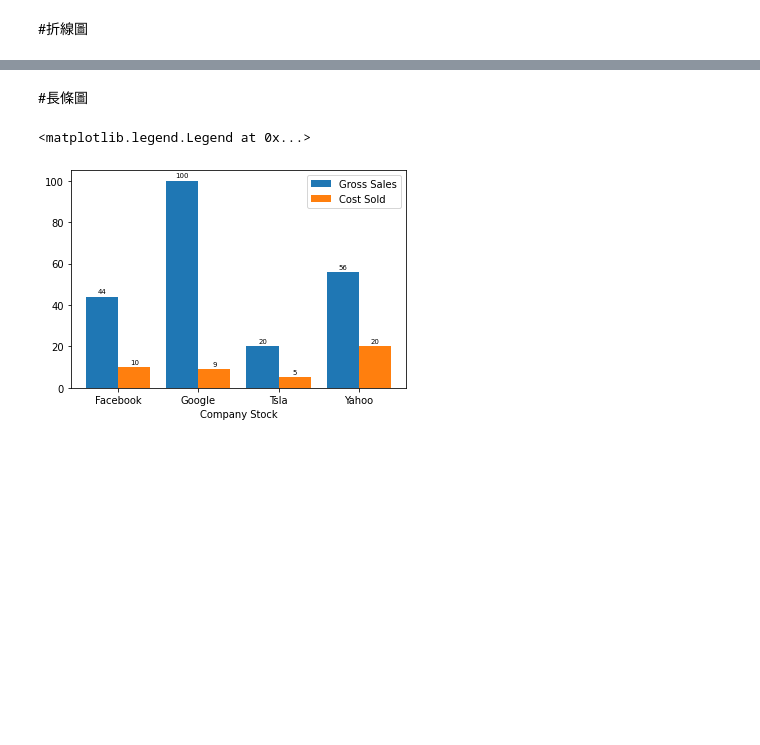
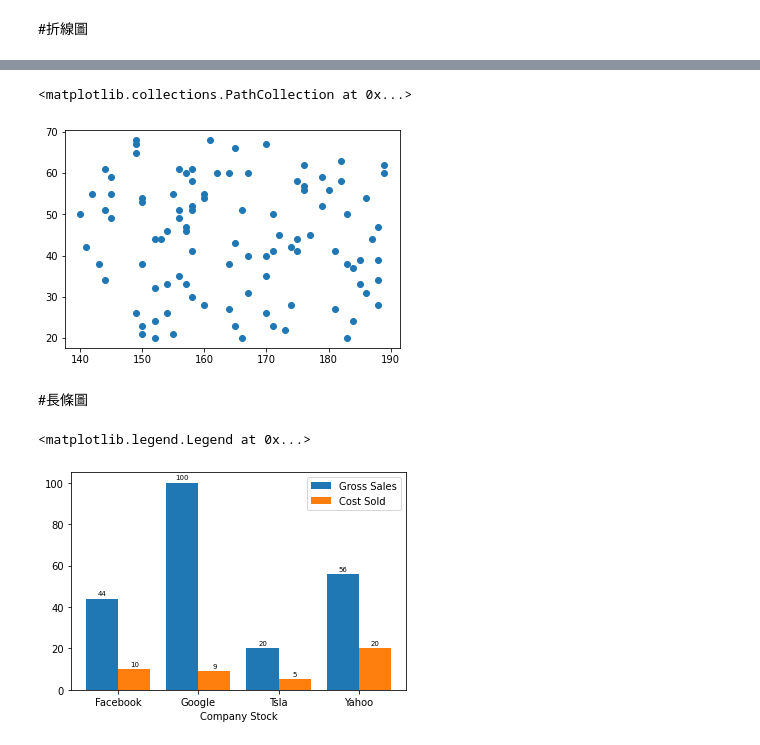
Before and after one commit to shccgxqp/python_model_learn, a Jupyter notebook: matplotlib/matplotlib2.ipynb, the cells around one changed output, grey strips where cells are left out. Saved outputs shown, nothing was run; the diff lists cells and outputs as text; code cells hidden in the pictures; blank space fills up the shorter version.

```diff
--- a/matplotlib/matplotlib2.ipynb
+++ b/matplotlib/matplotlib2.ipynb
@@ -13,3 +26,8 @@ import matplotlib.pyplot as plt
+# %%
+plt.scatter(heighs, weighs)
+# %% [output]
+<matplotlib.collections.PathCollection at 0x...>
+[figure, added]
 # %% [markdown]
 #長條圖
 # %%
```
Also changed, not shown: parts of 12 cells of this notebook.
